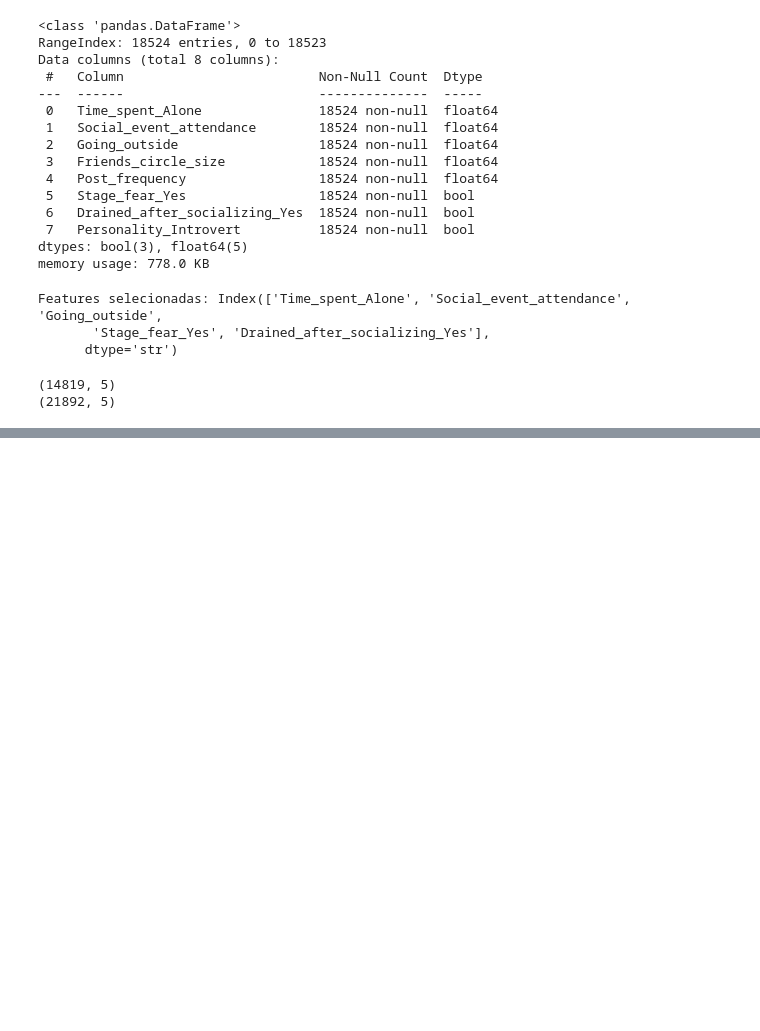
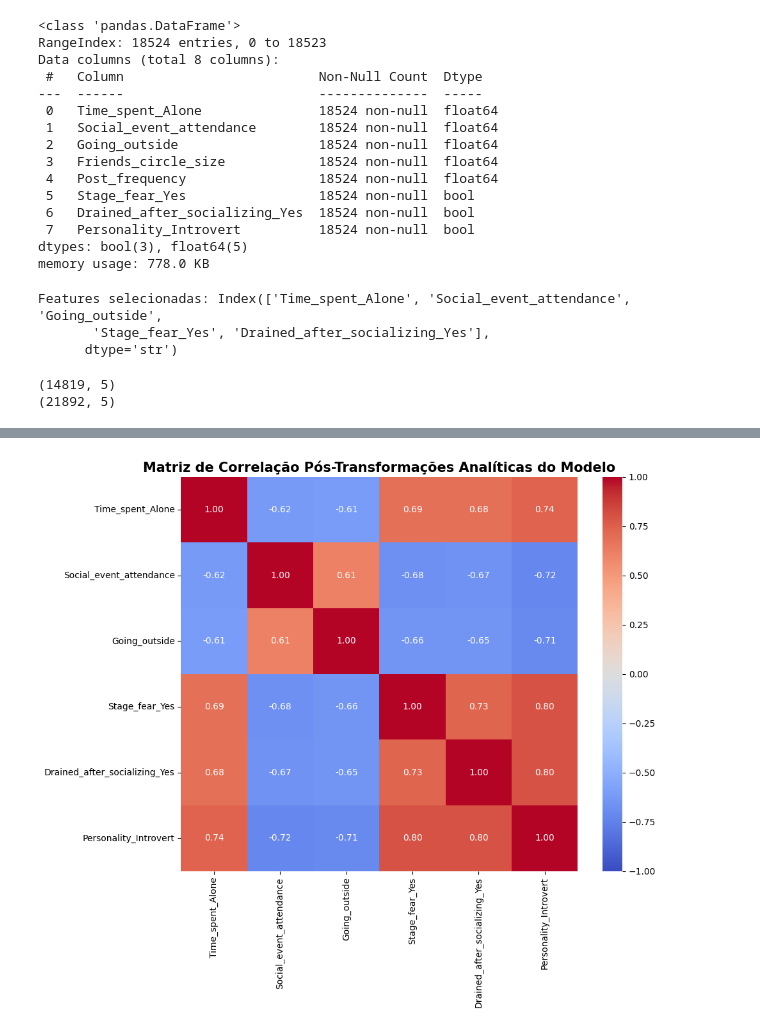
Before and after one commit to MagaseAiko/DataPreparation, a Jupyter notebook: Introvert vs. Extrovert/data_preparation_pipeline_Int_Ext.ipynb, the cells around one changed output, grey strips where cells are left out. Saved outputs shown, nothing was run; the diff lists cells and outputs as text; code cells hidden in the pictures; blank space fills up the shorter version.

Commit message:
review: Adicao da Matriz de Correlacao

```diff
--- a/Introvert vs. Extrovert/data_preparation_pipeline_Int_Ext.ipynb
+++ b/Introvert vs. Extrovert/data_preparation_pipeline_Int_Ext.ipynb
@@ -226,3 +226,27 @@ Acurácia: 0.9676113360323887
    macro avg       0.96      0.95      0.96      3705
 weighted avg       0.97      0.97      0.97      3705
 [figure]
+# %%
+from sklearn.pipeline import Pipeline
+from sklearn.compose import ColumnTransformer
+from sklearn.preprocessing import StandardScaler
+
+num_features = selected_features
+
+num_pipeline = Pipeline([
+    ('scaler', StandardScaler())
+])
+
+preprocessor = ColumnTransformer(
+    transformers=[
+        ('num', num_pipeline, num_features)
+    ])
+
+X_train_processed = preprocessor.fit_transform(X_train_balanced)
+
+X_test_processed = preprocessor.transform(X_test)
+
+X_train_processed_df = pd.DataFrame(X_train_processed, columns=num_features, index=X_train_balanced.index)
+
+print("Tabela pós-Pipelines prontas para injeção na Inteligência Artificial:")
+X_train_processed_df.head()
@@ -228,0 +261,13 @@ weighted avg       0.97      0.97      0.97      3705
+# %%
+import seaborn as sns
+import matplotlib.pyplot as plt
+
+dados_treino = X_train_processed_df.copy()
+dados_treino['Personality_Introvert'] = y_train_balanced
+
+plt.figure(figsize=(10, 8))
+sns.heatmap(dados_treino.corr(), annot=True, cmap='coolwarm', fmt=".2f", vmin=-1, vmax=1)
+plt.title("Matriz de Correlação Pós-Transformações Analíticas do Modelo", fontsize=15, fontweight='bold')
+plt.show()
+# %% [output]
+[figure, added]
```
Also changed, not shown: parts of 1 cell of this notebook.
